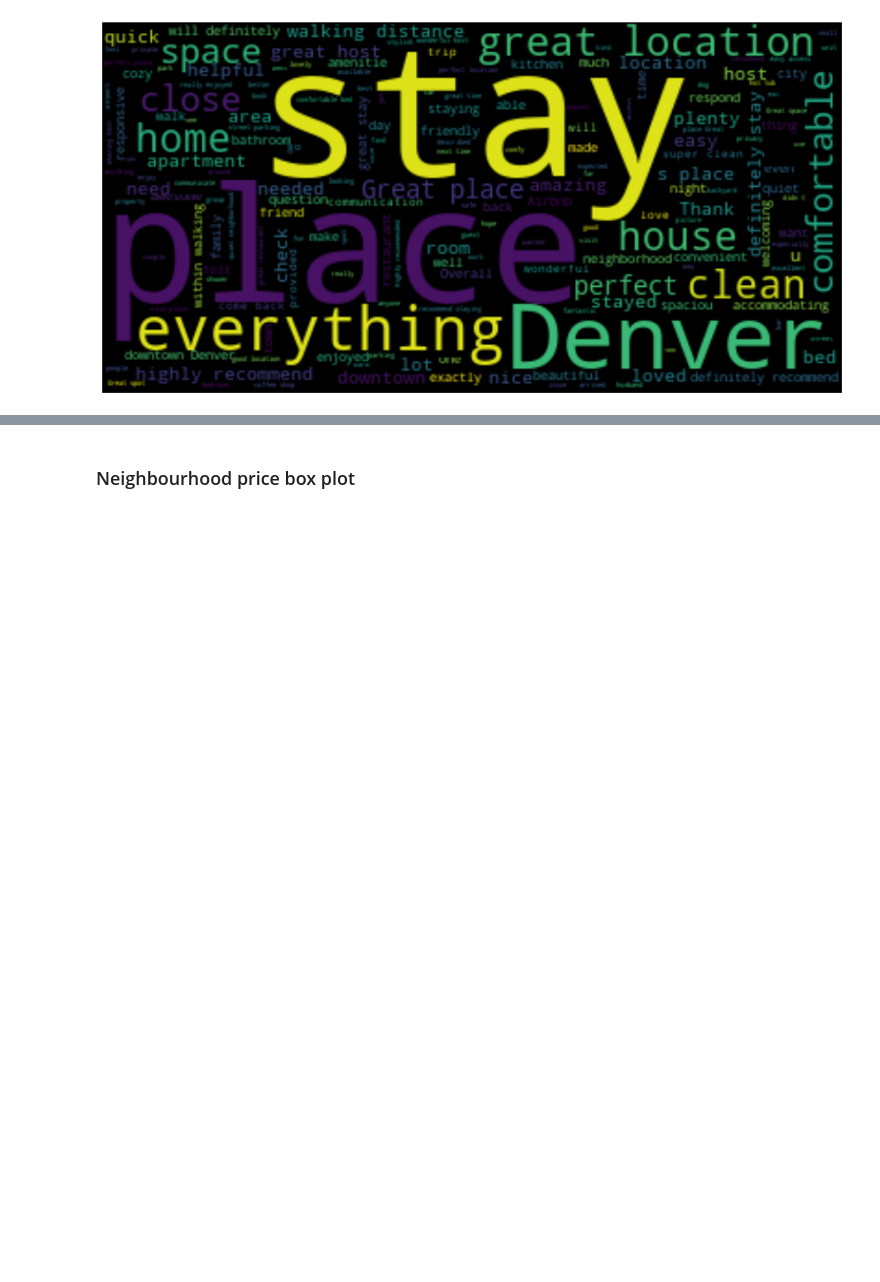
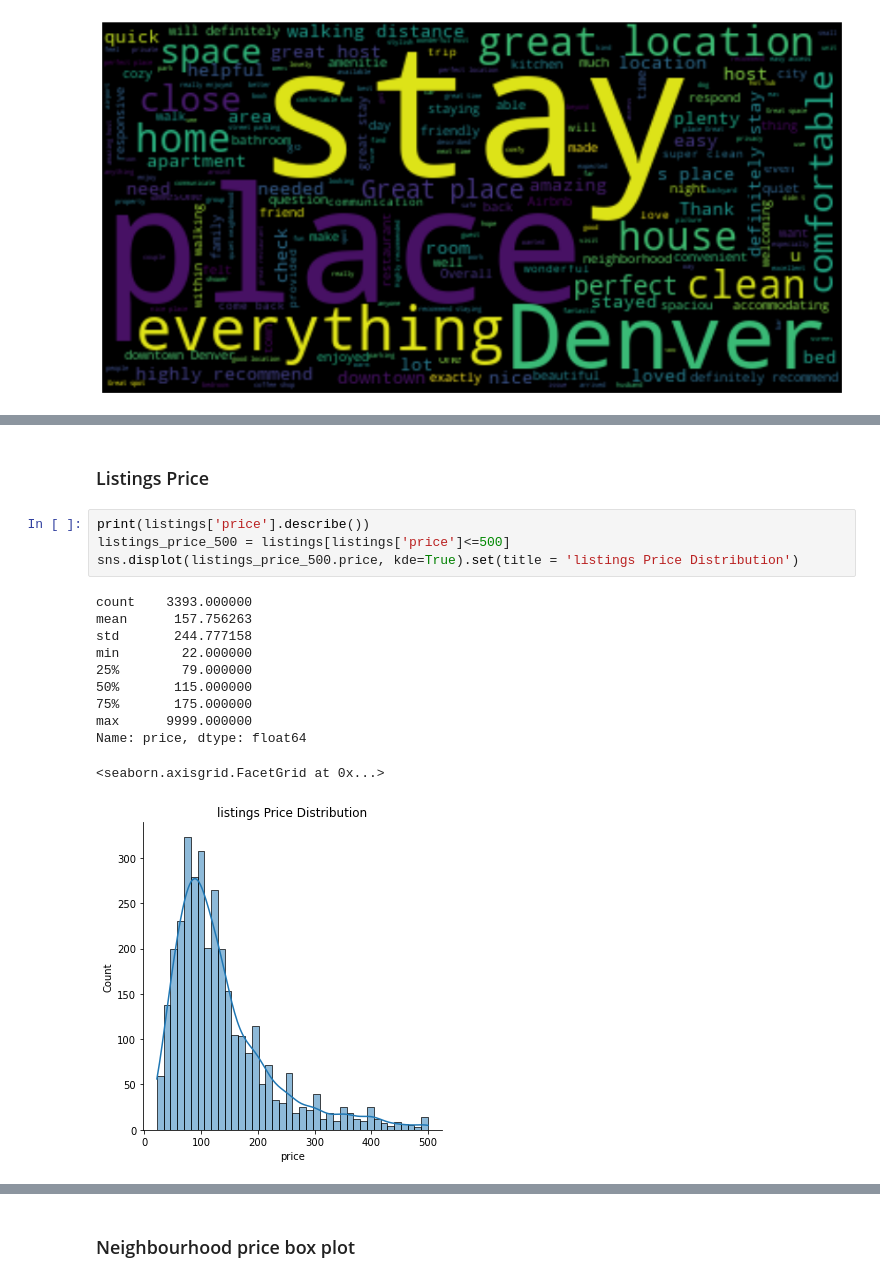
Before and after one commit to jeniscool/tools2-final-project, a Jupyter notebook: final_project_notebook.ipynb, the cells around one changed output, grey strips where cells are left out. Saved outputs shown, nothing was run; the diff lists cells and outputs as text; blank space fills up the shorter version.

```diff
--- a/final_project_notebook.ipynb
+++ b/final_project_notebook.ipynb
@@ -395,0 +413,18 @@ plt.show()
+# %% [markdown]
+### Listings Price
+# %%
+print(listings['price'].describe())
+listings_price_500 = listings[listings['price']<=500]
+sns.displot(listings_price_500.price, kde=True).set(title = 'listings Price Distribution')
+# %% [output]
+count    3393.000000
+mean      157.756263
+std       244.777158
+min        22.000000
+25%        79.000000
+50%       115.000000
+75%       175.000000
+max      9999.000000
+Name: price, dtype: float64
+<seaborn.axisgrid.FacetGrid at 0x...>
+[figure, added]
```
Also changed, not shown: parts of 19 cells of this notebook.
